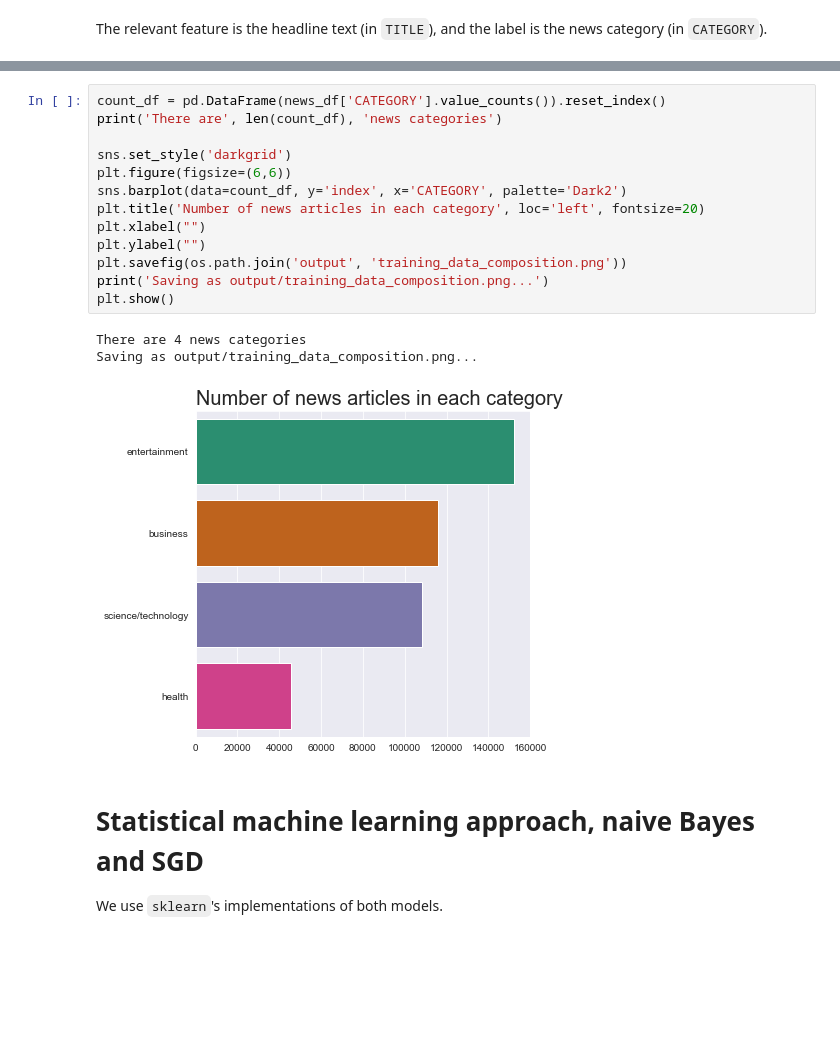
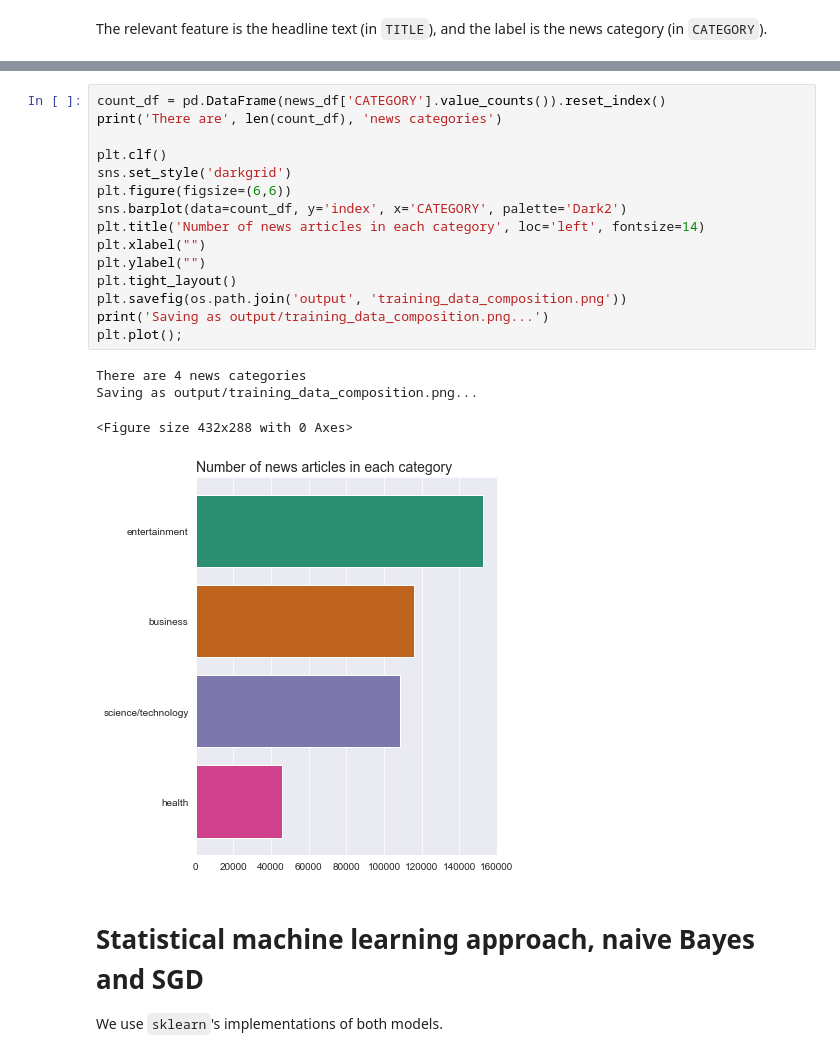
Before and after one commit to jonjau/msa, a Jupyter notebook: news-categorizer.ipynb, the cells around one changed output, grey strips where cells are left out. Saved outputs shown, nothing was run; the diff lists cells and outputs as text; blank space fills up the shorter version.

```diff
--- a/news-categorizer.ipynb
+++ b/news-categorizer.ipynb
@@ -124,20 +129,23 @@ news_df.head()
 # %%
 count_df = pd.DataFrame(news_df['CATEGORY'].value_counts()).reset_index()
 print('There are', len(count_df), 'news categories')
 
+plt.clf()
 sns.set_style('darkgrid')
 plt.figure(figsize=(6,6))
 sns.barplot(data=count_df, y='index', x='CATEGORY', palette='Dark2')
-plt.title('Number of news articles in each category', loc='left', fontsize=20)
+plt.title('Number of news articles in each category', loc='left', fontsize=14)
 plt.xlabel("")
 plt.ylabel("")
+plt.tight_layout()
 plt.savefig(os.path.join('output', 'training_data_composition.png'))
 print('Saving as output/training_data_composition.png...')
-plt.show()
+plt.plot();
 # %% [output]
 There are 4 news categories
 Saving as output/training_data_composition.png...
+<Figure size 432x288 with 0 Axes>
-[figure, old version]
+[figure, new version]
 # %% [markdown]
 # Statistical machine learning approach, naive Bayes and SGD
 
```
Also changed, not shown: parts of 25 cells of this notebook, 8 other files.
